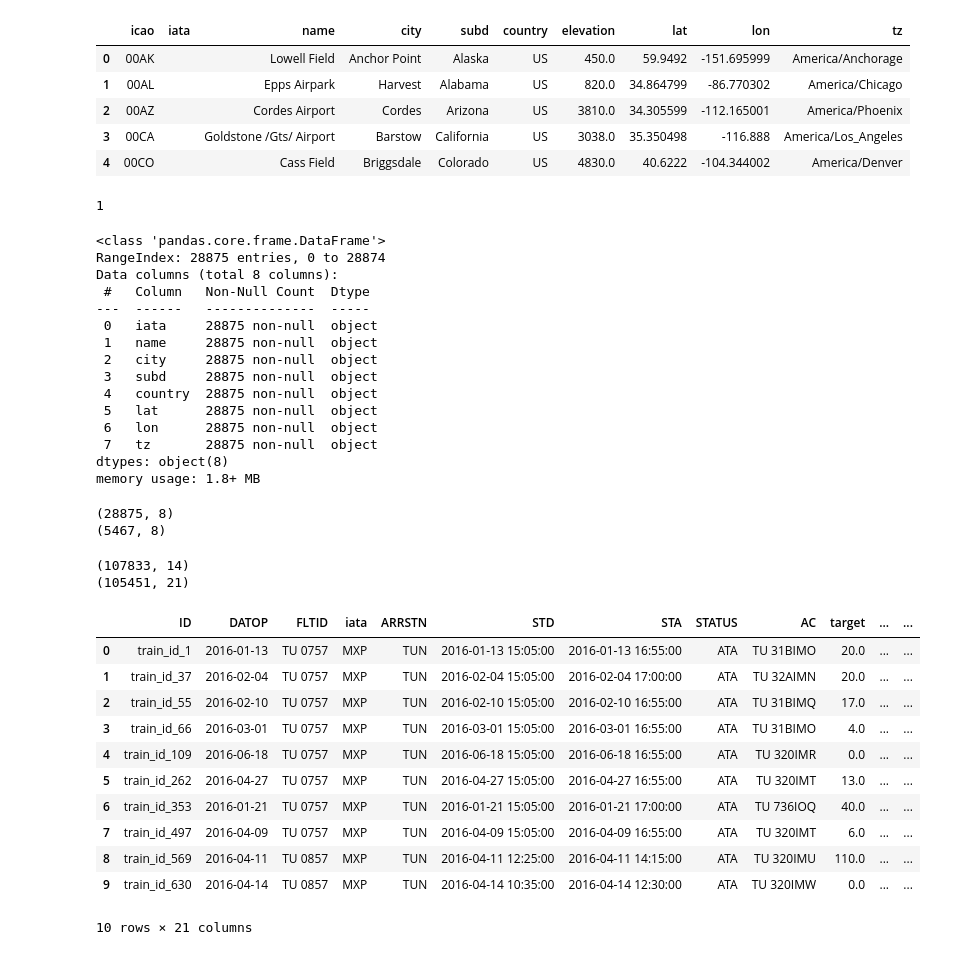
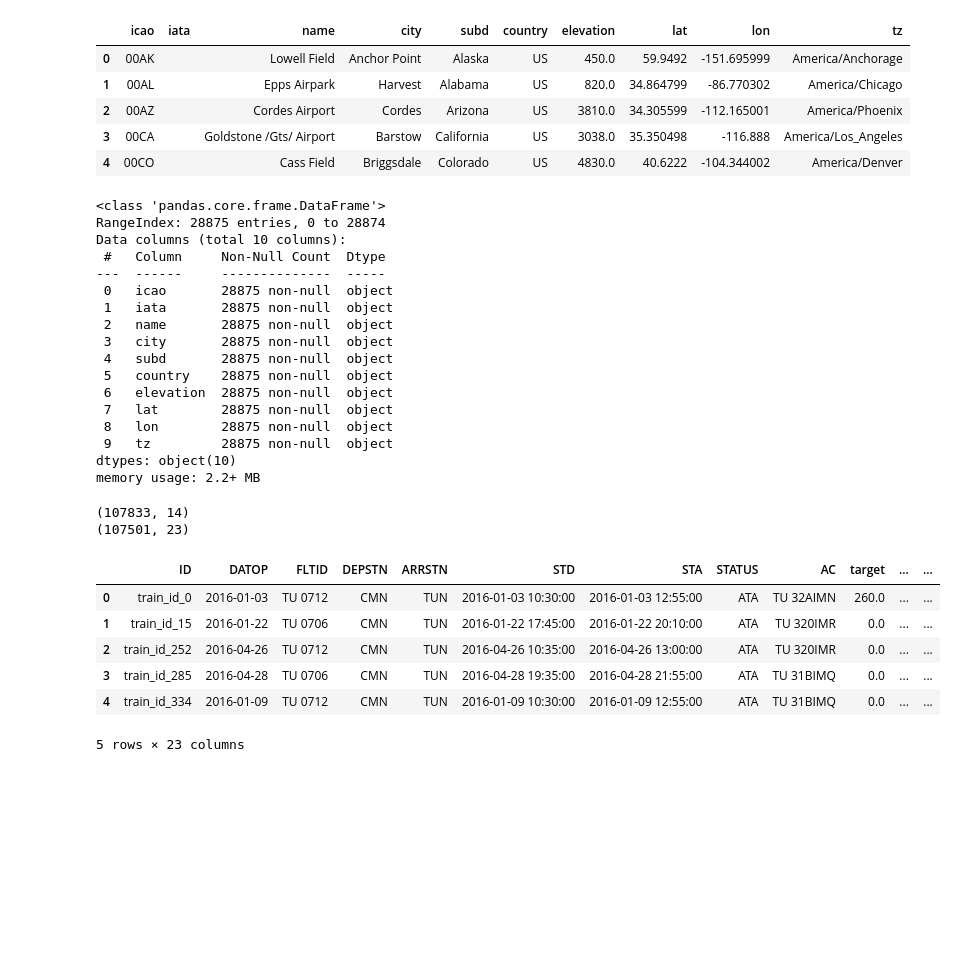
Before and after one commit to janb89/groupwork2, a Jupyter notebook: EDA_Tamara.ipynb, the cells around one changed output. Cells and saved outputs as stored; diff of their text form; code cells hidden in the pictures; blank space fills up the shorter version.

```diff
--- a/EDA_Tamara.ipynb
+++ b/EDA_Tamara.ipynb
@@ -167,7 +135,7 @@ memory usage: 8.2+ MB
 # Plot1: see how big the delay at different time points of the year is
 # Create a new columns containing year and month of the flight (from DATOP)
 
-df['DATOP_year'] = df.DATOP.dt.year
-df['DATOP_month'] = df.DATOP.dt.month
+df['Year'] = df.DATOP.dt.year
+df['Month'] = df.DATOP.dt.month
 df.head(2)
 # %% [output]
@@ -477,68 +388,44 @@ airports.head(5)
 | 2 | 00AZ |  | Cordes Airport | Cordes | Arizona | US | 3810.0 | 34.305599 | -112.165001 | America/Phoenix |
 | 3 | 00CA |  | Goldstone /Gts/ Airport | Barstow | California | US | 3038.0 | 35.350498 | -116.888 | America/Los_Angeles |
 | 4 | 00CO |  | Cass Field | Briggsdale | Colorado | US | 4830.0 | 40.6222 | -104.344002 | America/Denver |
-# %%
-airports.query('iata == "TUN"').iata.count()
-# %% [output]
-1
-# %%
-#Drop the icao column and elevation because we do not need this information
-airports.drop(['icao', 'elevation'], axis=1, inplace=True)
 # %%
 airports.info()
 # %% [output]
 <class 'pandas.core.frame.DataFrame'>
 RangeIndex: 28875 entries, 0 to 28874
-Data columns (total 8 columns):
- #   Column   Non-Null Count  Dtype
----  ------   --------------  -----
- 0   iata     28875 non-null  object
- 1   name     28875 non-null  object
- 2   city     28875 non-null  object
- 3   subd     28875 non-null  object
- 4   country  28875 non-null  object
- 5   lat      28875 non-null  object
- 6   lon      28875 non-null  object
- 7   tz       28875 non-null  object
-dtypes: object(8)
-memory usage: 1.8+ MB
+Data columns (total 10 columns):
+ #   Column     Non-Null Count  Dtype
+---  ------     --------------  -----
+ 0   icao       28875 non-null  object
+ 1   iata       28875 non-null  object
+ 2   name       28875 non-null  object
+ 3   city       28875 non-null  object
+ 4   subd       28875 non-null  object
+ 5   country    28875 non-null  object
+ 6   elevation  28875 non-null  object
+ 7   lat        28875 non-null  object
+ 8   lon        28875 non-null  object
+ 9   tz         28875 non-null  object
+dtypes: object(10)
+memory usage: 2.2+ MB
-# %%
-#in iata, replace the rows without information with NaN to be able to get rid of those ones
-airports_2 = airports.replace(r'^\s*$', np.nan, regex=True)
-print(airports_2.shape)
-
-#drop the rows with NaN values
-airports_2.dropna(inplace=True)
-print(airports_2.shape)
-
-#by dropping the empty values we lose a lot of information
-#lets join the airports_2 dataframe with the other on on the
-# %% [output]
-(28875, 8)
-(5467, 8)
 # %%
 #we create a new dataframe containing the airport information and the flight delay information
 #because we do not have the same column names that we can merge we rename the columns in df with 'iata'
-df.rename(columns = {'DEPSTN':'iata'}, inplace=True)
-ap_delay = pd.merge(df, airports_2 , how='inner', on='iata')
+airports.rename(columns = {'iata':'DEPSTN'}, inplace=True)
+ap_delay = pd.merge(df, airports, how='inner', on='DEPSTN')
 print(df.shape)
 print(ap_delay.shape)
-ap_delay.head(10)
+ap_delay.head(5)
 # %% [output]
 (107833, 14)
-(105451, 21)
+(107501, 23)
-|  | ID | DATOP | FLTID | iata | ARRSTN | STD | STA | STATUS | AC | target | ... | ... |
-| 0 | train_id_1 | 2016-01-13 | TU 0757 | MXP | TUN | 2016-01-13 15:05:00 | 2016-01-13 16:55:00 | ATA | TU 31BIMO | 20.0 | ... | ... |
-| 1 | train_id_37 | 2016-02-04 | TU 0757 | MXP | TUN | 2016-02-04 15:05:00 | 2016-02-04 17:00:00 | ATA | TU 32AIMN | 20.0 | ... | ... |
-| 2 | train_id_55 | 2016-02-10 | TU 0757 | MXP | TUN | 2016-02-10 15:05:00 | 2016-02-10 16:55:00 | ATA | TU 31BIMQ | 17.0 | ... | ... |
-| 3 | train_id_66 | 2016-03-01 | TU 0757 | MXP | TUN | 2016-03-01 15:05:00 | 2016-03-01 16:55:00 | ATA | TU 31BIMO | 4.0 | ... | ... |
-| 4 | train_id_109 | 2016-06-18 | TU 0757 | MXP | TUN | 2016-06-18 15:05:00 | 2016-06-18 16:55:00 | ATA | TU 320IMR | 0.0 | ... | ... |
-| 5 | train_id_262 | 2016-04-27 | TU 0757 | MXP | TUN | 2016-04-27 15:05:00 | 2016-04-27 16:55:00 | ATA | TU 320IMT | 13.0 | ... | ... |
-| 6 | train_id_353 | 2016-01-21 | TU 0757 | MXP | TUN | 2016-01-21 15:05:00 | 2016-01-21 17:00:00 | ATA | TU 736IOQ | 40.0 | ... | ... |
-| 7 | train_id_497 | 2016-04-09 | TU 0757 | MXP | TUN | 2016-04-09 15:05:00 | 2016-04-09 16:55:00 | ATA | TU 320IMT | 6.0 | ... | ... |
-| 8 | train_id_569 | 2016-04-11 | TU 0857 | MXP | TUN | 2016-04-11 12:25:00 | 2016-04-11 14:15:00 | ATA | TU 320IMU | 110.0 | ... | ... |
-| 9 | train_id_630 | 2016-04-14 | TU 0857 | MXP | TUN | 2016-04-14 10:35:00 | 2016-04-14 12:30:00 | ATA | TU 320IMW | 0.0 | ... | ... |
+|  | ID | DATOP | FLTID | DEPSTN | ARRSTN | STD | STA | STATUS | AC | target | ... | ... |
+| 0 | train_id_0 | 2016-01-03 | TU 0712 | CMN | TUN | 2016-01-03 10:30:00 | 2016-01-03 12:55:00 | ATA | TU 32AIMN | 260.0 | ... | ... |
+| 1 | train_id_15 | 2016-01-22 | TU 0706 | CMN | TUN | 2016-01-22 17:45:00 | 2016-01-22 20:10:00 | ATA | TU 320IMR | 0.0 | ... | ... |
+| 2 | train_id_252 | 2016-04-26 | TU 0712 | CMN | TUN | 2016-04-26 10:35:00 | 2016-04-26 13:00:00 | ATA | TU 320IMR | 0.0 | ... | ... |
+| 3 | train_id_285 | 2016-04-28 | TU 0706 | CMN | TUN | 2016-04-28 19:35:00 | 2016-04-28 21:55:00 | ATA | TU 31BIMQ | 0.0 | ... | ... |
+| 4 | train_id_334 | 2016-01-09 | TU 0712 | CMN | TUN | 2016-01-09 10:30:00 | 2016-01-09 12:55:00 | ATA | TU 31BIMQ | 0.0 | ... | ... |
-10 rows × 21 columns
+5 rows × 23 columns
 # %%
 #Now that we have the airport information in the dataframe we can create a map with all the airports using folium
 #For this, we only need a dataframe with the airport information and our target. We drop all the other columns from our new dataframe
```
Also changed, not shown: parts of 33 cells of this notebook.
